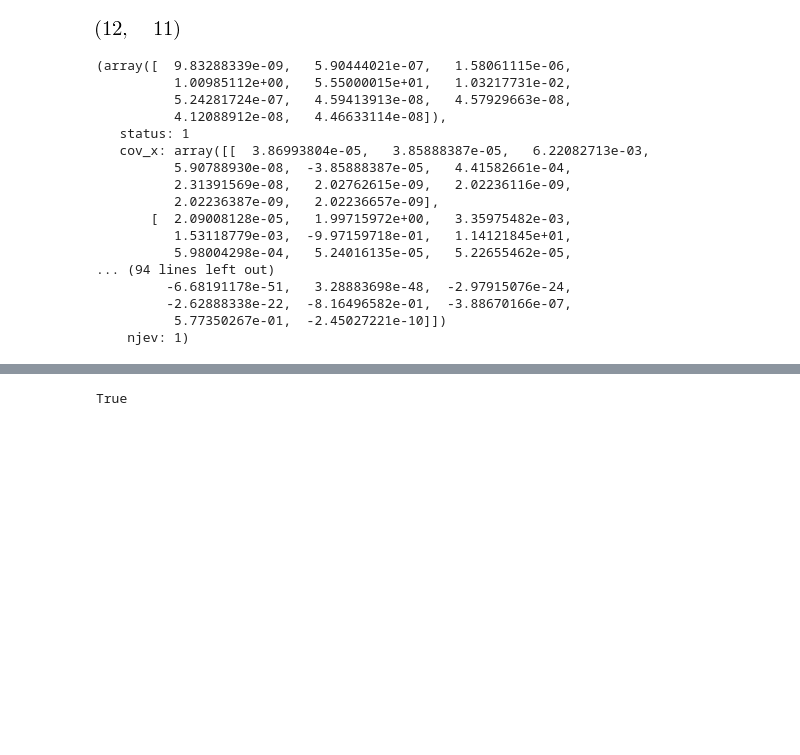
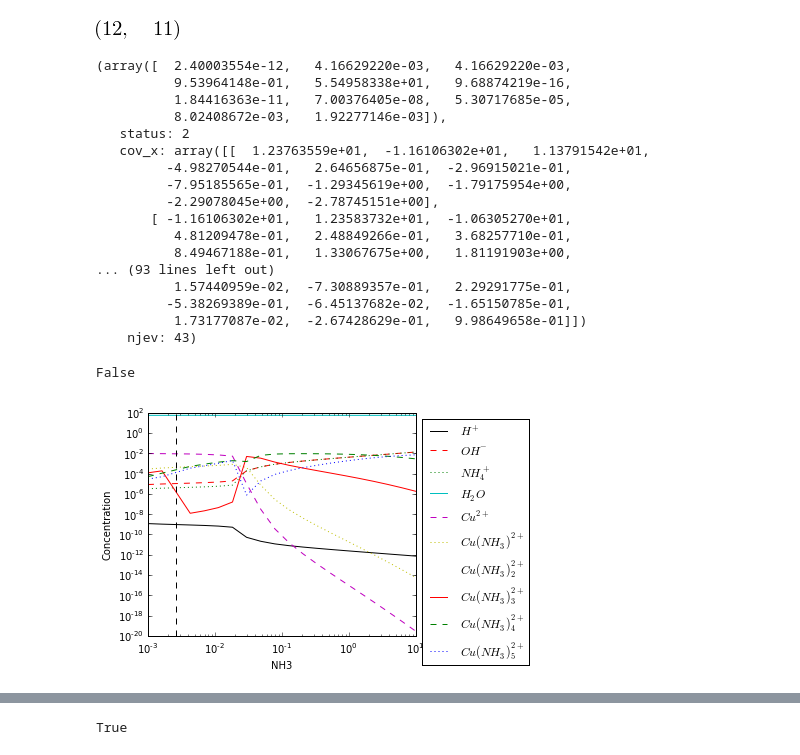
Before and after one commit to bjodah/chempy, a Jupyter notebook: examples/ammoincal_cupric_solution.ipynb, the cells around one changed output, grey strips where cells are left out. Saved outputs shown, nothing was run; the diff lists cells and outputs as text; code cells hidden in the pictures; blank space fills up the shorter version.

```diff
--- a/examples/ammoincal_cupric_solution.ipynb
+++ b/examples/ammoincal_cupric_solution.ipynb
@@ -93,25 +94,33 @@ len(f), eqsys.ns
 # %% [output]
 [figure]
 # %%
-eqsys.root(simpl_c0, delta=1e-6, method='lm')
+eqsys.root(simpl_c0, method='lm', rref=False, norm=True, pres_norm=True, scaling=1e12, delta=1e3, logC=True)
 #eqsys.root({H2O: 55.5, Hp: 1e-10, OHm: 1e-3, NH3: 1.0, NH4p: 1e-3}, delta=1e-6, method='lm')
 # %% [output]
-(array([  9.83288339e-09,   5.90444021e-07,   1.58061115e-06,
-          1.00985112e+00,   5.55000015e+01,   1.03217731e-02,
-          5.24281724e-07,   4.59413913e-08,   4.57929663e-08,
-          4.12088912e-08,   4.46633114e-08]),
-   status: 1
-   cov_x: array([[  3.86993804e-05,   3.85888387e-05,   6.22082713e-03,
-          5.90788930e-08,  -3.85888387e-05,   4.41582661e-04,
-          2.31391569e-08,   2.02762615e-09,   2.02236116e-09,
-          2.02236387e-09,   2.02236657e-09],
-       [  2.09008128e-05,   1.99715972e+00,   3.35975482e-03,
-          1.53118779e-03,  -9.97159718e-01,   1.14121845e+01,
-          5.98004298e-04,   5.24016135e-05,   5.22655462e-05,
-... (94 lines left out)
-         -6.68191178e-51,   3.28883698e-48,  -2.97915076e-24,
-         -2.62888338e-22,  -8.16496582e-01,  -3.88670166e-07,
-          5.77350267e-01,  -2.45027221e-10]])
-    njev: 1)
+(array([  2.40003554e-12,   4.16629220e-03,   4.16629220e-03,
+          9.53964148e-01,   5.54958338e+01,   9.68874219e-16,
+          1.84416363e-11,   7.00376405e-08,   5.30717685e-05,
+          8.02408672e-03,   1.92277146e-03]),
+   status: 2
+   cov_x: array([[  1.23763559e+01,  -1.16106302e+01,   1.13791542e+01,
+         -4.98270544e-01,   2.64656875e-01,  -2.96915021e-01,
+         -7.95185565e-01,  -1.29345619e+00,  -1.79175954e+00,
+         -2.29078045e+00,  -2.78745151e+00],
+       [ -1.16106302e+01,   1.23583732e+01,  -1.06305270e+01,
+          4.81209478e-01,   2.48849266e-01,   3.68257710e-01,
+          8.49467188e-01,   1.33067675e+00,   1.81191903e+00,
+... (93 lines left out)
+          1.57440959e-02,  -7.30889357e-01,   2.29291775e-01,
+         -5.38269389e-01,  -6.45137682e-02,  -1.65150785e-01,
+          1.73177087e-02,  -2.67428629e-01,   9.98649658e-01]])
+    njev: 43)
+# %%
+import numpy as np
+Cout_logC, inits_logC, success = eqsys.plot(simpl_c0, NH3, np.logspace(-3, 1, 20), norm=True, pres_norm=True, rref=False,
+                            scaling=1e12, method='lm', charge=False, logC=True, presw=1000)
+all(success)
+# %% [output]
+False
+[figure, added]
 # %%
 import numpy as np
```
Also changed, not shown: parts of 5 cells of this notebook, 2 other files.
